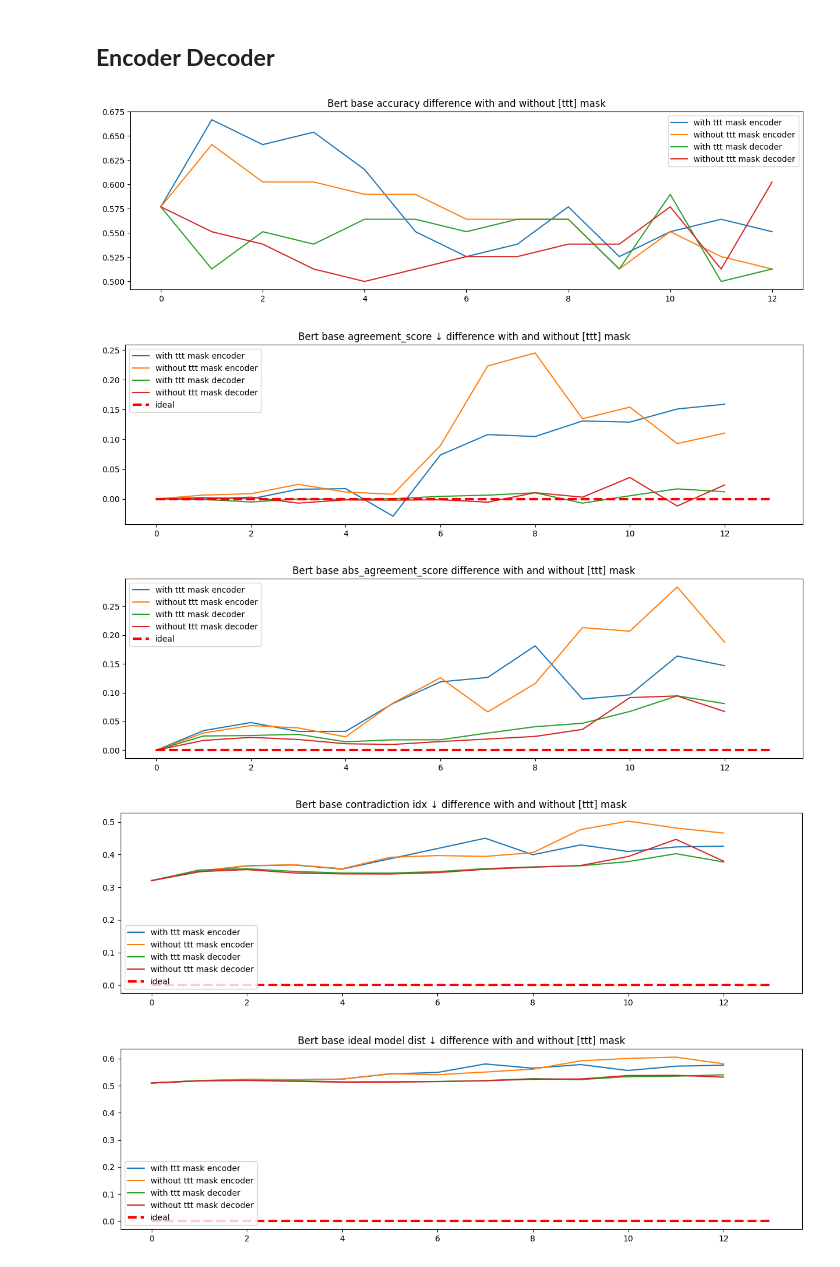
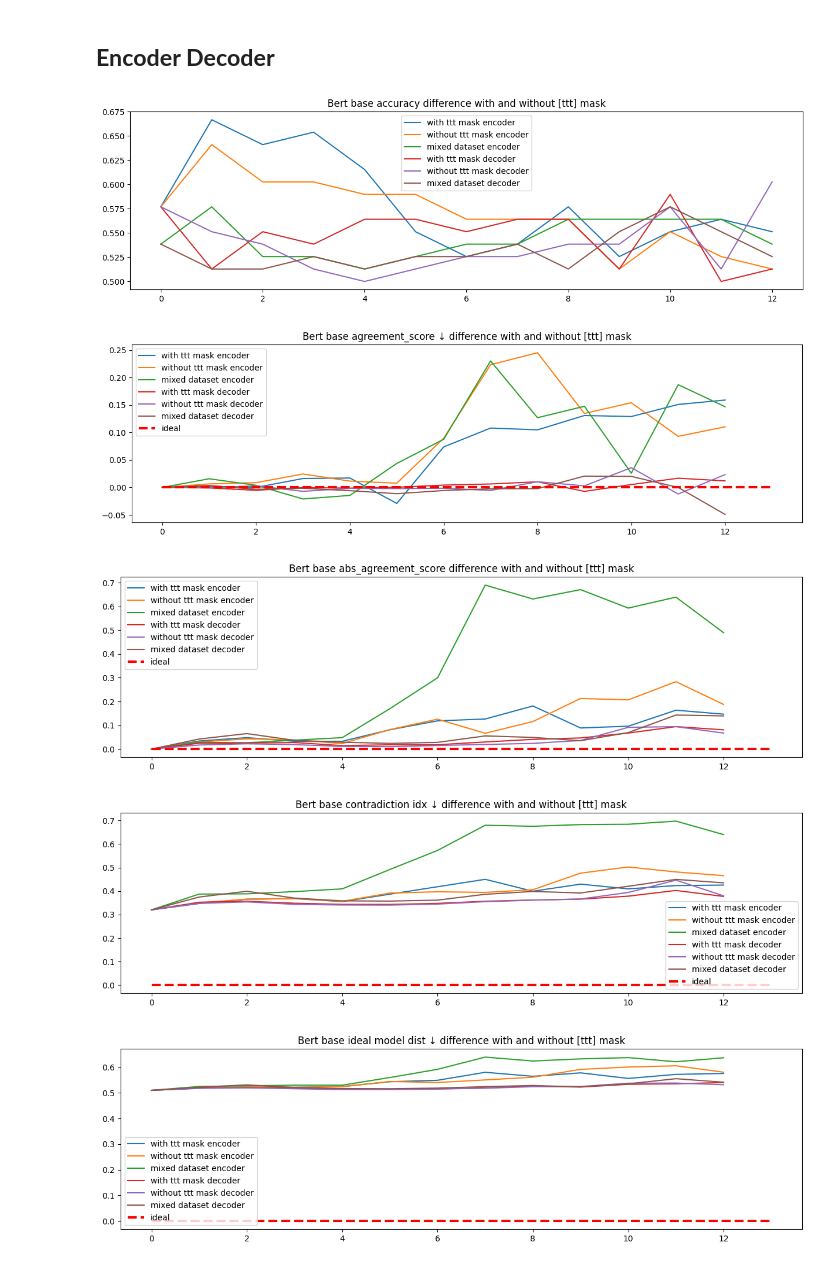
Before and after one commit to SadSabrina/ccs_aisf, a Jupyter notebook: notebooks/rnd_check_eda.ipynb, the cells around one changed output. Cells and saved outputs as stored; diff of their text form; code cells hidden in the pictures.

Commit message:
Update rnd_check results

```diff
--- a/notebooks/rnd_check_eda.ipynb
+++ b/notebooks/rnd_check_eda.ipynb
@@ -54,17 +88,27 @@ with open(GENERAL_PATH+'ccs_bert-base-uncased_not_with_ttt_check.pkl', 'rb') as
 with open(GENERAL_PATH+'ccs_bert-base-uncased_without_ttt_check.pkl', 'rb') as f:
     enc_dec_base = pickle.load(f)
 
+with open(GENERAL_PATH+'ccs_bert-base-uncased_original_results.pkl', 'rb') as f:
+    enc_dec_base_orig = pickle.load(f)
+
+
 with open(GENERAL_PATH+'ccs_bert-base-uncased_DEC_not_with_ttt_check.pkl', 'rb') as f:
   enc_dec_base_dec_ttt = pickle.load(f)
 
 with open(GENERAL_PATH+'ccs_bert-base-uncased_DEC_without_ttt_check.pkl', 'rb') as f:
     enc_dec_base_dec = pickle.load(f)
 
+with open(GENERAL_PATH+'ccs_bert-base-uncased_DEC_original_results.pkl', 'rb') as f:
+    enc_dec_base_dec_orig = pickle.load(f)
+
 
 enc_dec_base_ttt_table = get_results_table(enc_dec_base_ttt)
 enc_dec_base_table = get_results_table(enc_dec_base)
+enc_dec_base_orig_table = get_results_table(enc_dec_base_orig)
+
 enc_dec_base_dec_ttt_table = get_results_table(enc_dec_base_dec_ttt)
 enc_dec_base_dec_table = get_results_table(enc_dec_base_dec)
+enc_dec_base_dec_orig_table = get_results_table(enc_dec_base_dec_orig)
 
 
 with open(GENERAL_PATH+'ccs_HateSpeech_Bert_Base_Uncased_Fine_Tuned_not_with_ttt_check.pkl', 'rb') as f:
@@ -73,33 +117,23 @@ with open(GENERAL_PATH+'ccs_HateSpeech_Bert_Base_Uncased_Fine_Tuned_not_with_ttt
 with open(GENERAL_PATH+'ccs_HateSpeech_Bert_Base_Uncased_Fine_Tuned_without_ttt_check.pkl', 'rb') as f:
     enc_dec_hate = pickle.load(f)
 
+with open(GENERAL_PATH+'ccs_HateSpeech_Bert_Base_Uncased_Fine_Tuned_without_ttt_check.pkl', 'rb') as f:
+    enc_dec_hate_original = pickle.load(f)
+
 with open(GENERAL_PATH+'ccs_HateSpeech_Bert_Base_Uncased_Fine_Tuned_dec_not_with_ttt_check.pkl', 'rb') as f:
   enc_dec_hate_dec_ttt = pickle.load(f)
 
 with open(GENERAL_PATH+'ccs_HateSpeech_Bert_Base_Uncased_Fine_Tuned_dec_without_ttt_check.pkl', 'rb') as f:
     enc_dec_hate_dec = pickle.load(f)
 
+with open(GENERAL_PATH+'ccs_HateSpeech_Bert_Base_Uncased_Fine_Tuned_without_ttt_check.pkl', 'rb') as f:
+    enc_dec_hate_dec_original = pickle.load(f)
+
 
 enc_dec_hate_ttt_table = get_results_table(enc_dec_hate_ttt)
 enc_dec_hate_table = get_results_table(enc_dec_hate)
+enc_dec_hate_original_table = get_results_table(enc_dec_hate_original)
+
 enc_dec_hate_dec_ttt_table = get_results_table(enc_dec_hate_dec_ttt)
 enc_dec_hate_dec_table = get_results_table(enc_dec_hate_dec)
-
-
-with open(GENERAL_PATH+'ccs_HateSpeech_Bert_Base_Uncased_Fine_Tuned_not_with_ttt_check.pkl', 'rb') as f:
-  enc_dec_hate2_ttt = pickle.load(f)
-
-with open(GENERAL_PATH+'ccs_HateSpeech_Bert_Base_Uncased_Fine_Tuned_without_ttt_check.pkl', 'rb') as f:
-    enc_dec_hate2 = pickle.load(f)
-
-with open(GENERAL_PATH+'ccs_HateSpeech_Bert_Base_Uncased_Fine_Tuned_DEC_not_with_ttt_check.pkl', 'rb') as f:
-  enc_dec_hate2_dec_ttt = pickle.load(f)
-
-with open(GENERAL_PATH+'ccs_HateSpeech_Bert_Base_Uncased_Fine_Tuned_DEC_without_ttt_check.pkl', 'rb') as f:
-    enc_dec_hate2_dec = pickle.load(f)
-
-
-enc_dec_hate2_ttt_table = get_results_table(enc_dec_hate_ttt)
-enc_dec_hate2_table = get_results_table(enc_dec_hate)
-enc_dec_hate2_dec_ttt_table = get_results_table(enc_dec_hate_dec_ttt)
-enc_dec_hate2_dec_table = get_results_table(enc_dec_hate_dec)
+enc_dec_hate_original_dec_table = get_results_table(enc_dec_hate_dec_original)
@@ -112,6 +161,7 @@ for idx, metric in enumerate(metrics):
     fig = plt.figure(figsize=(15, 4))
     plt.plot(enc_large_pretr_ttt_table[metric], label='with ttt mask')
     plt.plot(enc_large_pretr_table[metric], label='without ttt mask')
+    plt.plot(enc_large_pretr_orig_table[metric], label='mixed results')
 
     if idx != 0:
         plt.hlines(0, 0, 25, label='ideal', colors='red', linewidth=3, linestyles='--')
@@ -131,6 +181,7 @@ for idx, metric in enumerate(metrics):
     fig = plt.figure(figsize=(15, 4))
     plt.plot(dec_base_ttt_table[metric], label='with ttt mask')
     plt.plot(dec_base_table[metric], label='without ttt mask')
+    plt.plot(dec_base_orig_table[metric], label='mixed results')
 
     if idx != 0:
         plt.hlines(0, 0, 13, label='ideal', colors='red', linewidth=3, linestyles='--')
@@ -148,6 +199,7 @@ for idx, metric in enumerate(metrics):
     fig = plt.figure(figsize=(15, 4))
     plt.plot(dec_large_ttt_table[metric], label='with ttt mask')
     plt.plot(dec_large_table[metric], label='without ttt mask')
+    plt.plot(dec_large_orig_table[metric], label='mixed results')
 
     if idx != 0:
         plt.hlines(0, 0, 37, label='ideal', colors='red', linewidth=3, linestyles='--')
@@ -165,23 +217,26 @@ for idx, metric in enumerate(metrics):
 # %%
 for idx, metric in enumerate(metrics):
     fig = plt.figure(figsize=(15, 4))
     plt.plot(enc_dec_base_ttt_table[metric], label='with ttt mask encoder')
     plt.plot(enc_dec_base_table[metric], label='without ttt mask encoder')
+    plt.plot(enc_dec_base_orig_table[metric], label='mixed dataset encoder')
+
     plt.plot(enc_dec_base_dec_ttt_table[metric], label='with ttt mask decoder')
     plt.plot(enc_dec_base_dec_table[metric], label='without ttt mask decoder')
+    plt.plot(enc_dec_base_dec_orig_table[metric], label='mixed dataset decoder')
 
 
     if idx != 0:
         plt.hlines(0, 0, 13, label='ideal', colors='red', linewidth=3, linestyles='--')
     plt.legend()
     plt.title('Bert base '+metric+' difference with and without [ttt] mask')
     plt.show()
 # %% [output]
-[figure, old version]
+[figure, new version]
-[figure, old version]
+[figure, new version]
-[figure, old version]
+[figure, new version]
-[figure, old version]
+[figure, new version]
-[figure, old version]
+[figure, new version]
 # %%
 for idx, metric in enumerate(metrics):
     fig = plt.figure(figsize=(15, 4))
```
Also changed, not shown: parts of 11 cells of this notebook, 18 other files.
